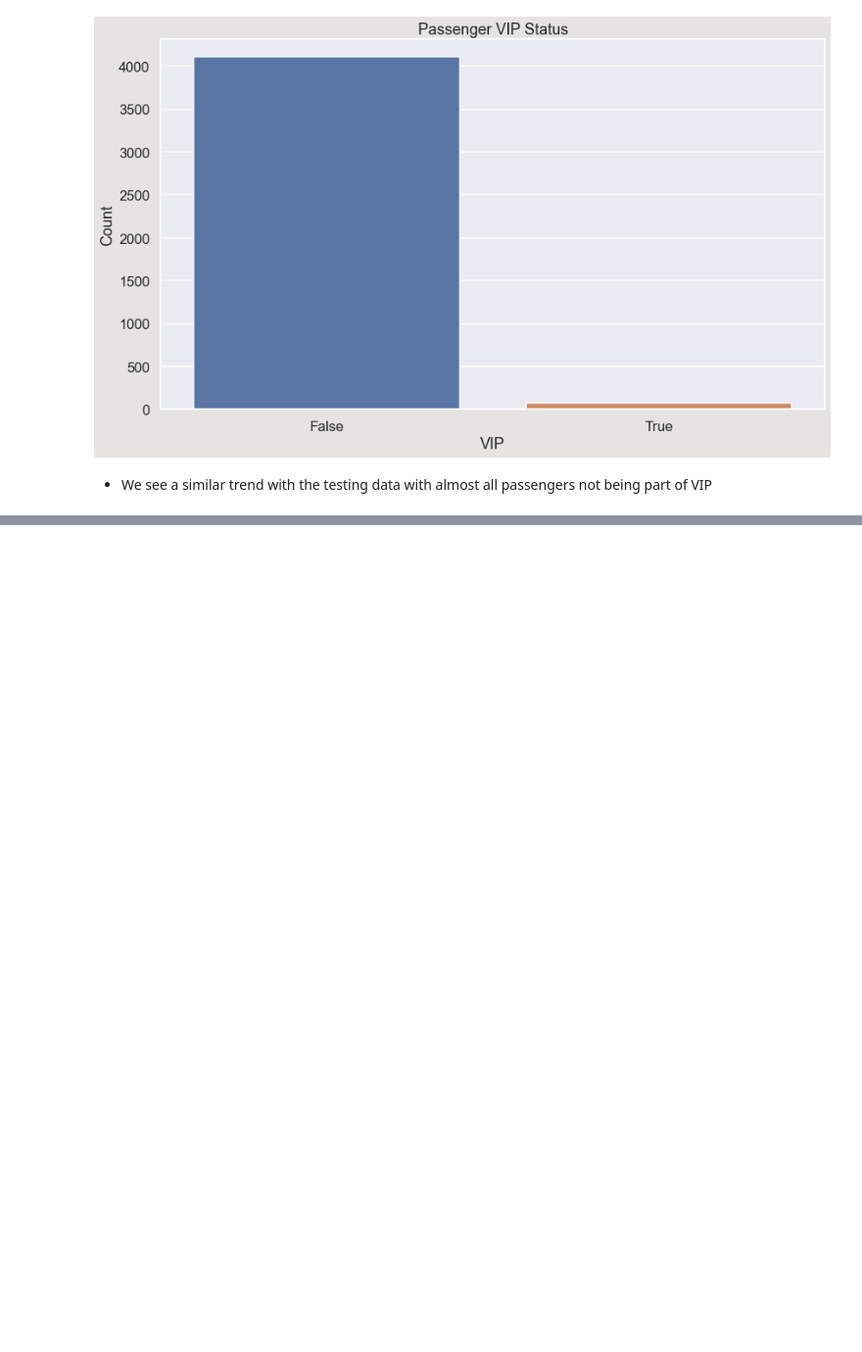
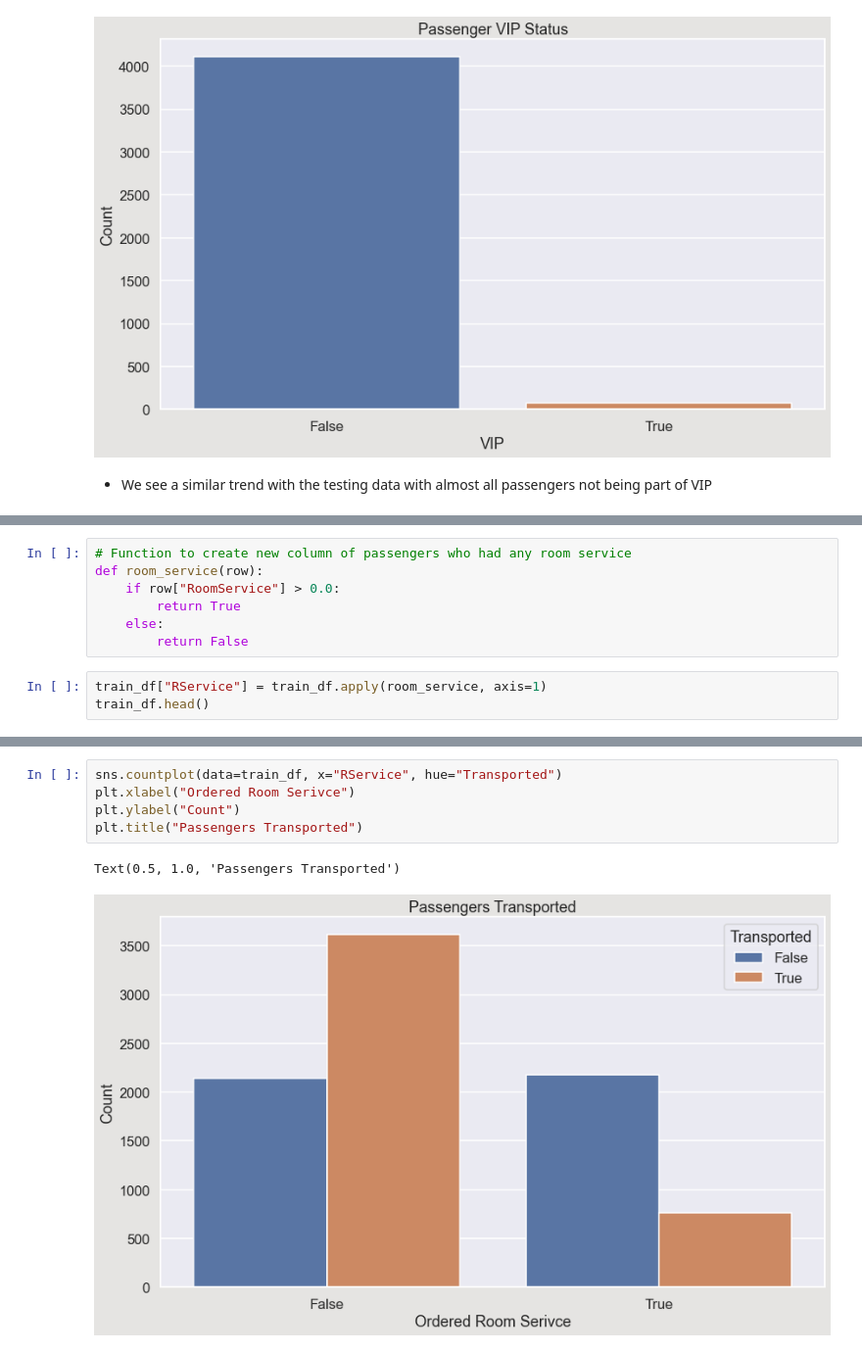
Before and after one commit to bustyAI/Interstellar-Disaster, a Jupyter notebook: spaceship_titanic.ipynb, the cells around one changed output, grey strips where cells are left out. Shown: that part at 98% size. Drawn from its saved outputs; the diff is of its cells as text; blank space fills up the shorter version.

```diff
--- a/spaceship_titanic.ipynb
+++ b/spaceship_titanic.ipynb
@@ -648,0 +704,10 @@ Text(0, 0.5, 'Count')
+# %%
+# Function to create new column of passengers who had any room service
+def room_service(row):
+    if row["RoomService"] > 0.0:
+        return True
+    else:
+        return False
+# %%
+train_df["RService"] = train_df.apply(room_service, axis=1)
+train_df.head()
@@ -648,0 +721,8 @@ Text(0, 0.5, 'Count')
+# %%
+sns.countplot(data=train_df, x="RService", hue="Transported")
+plt.xlabel("Ordered Room Serivce")
+plt.ylabel("Count")
+plt.title("Passengers Transported")
+# %% [output]
+Text(0.5, 1.0, 'Passengers Transported')
+[figure, added]
```
Also changed, not shown: parts of 20 cells of this notebook.
